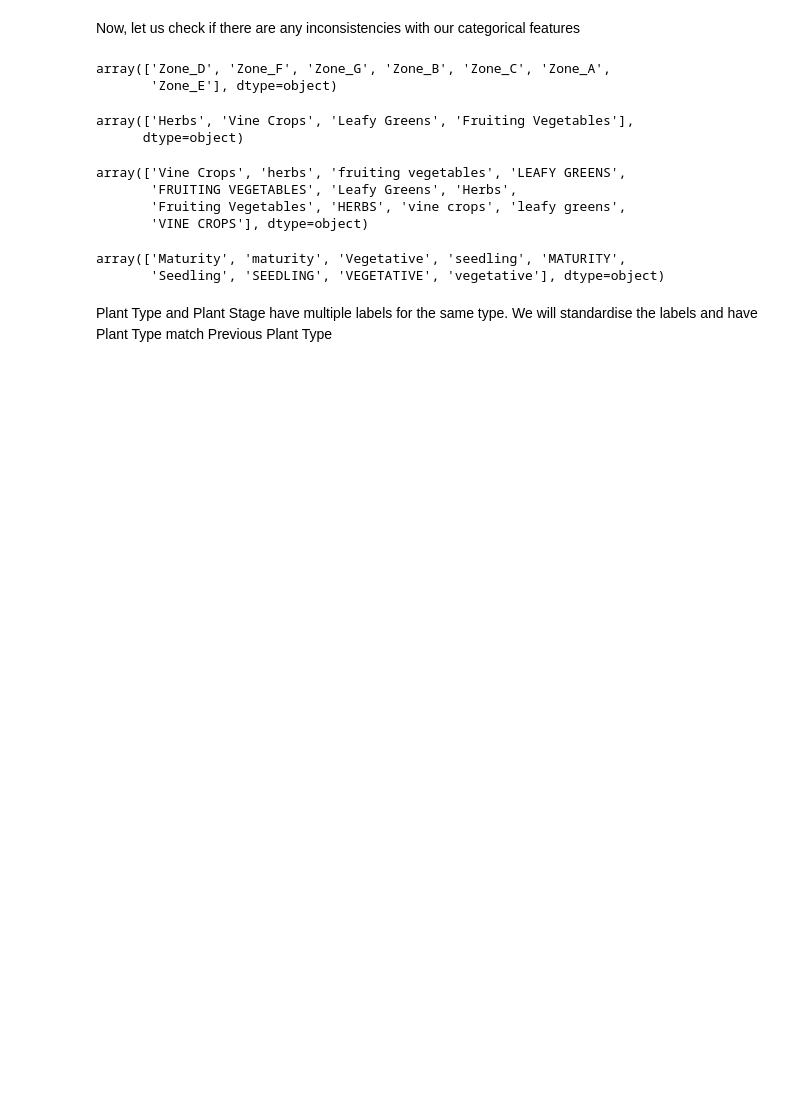
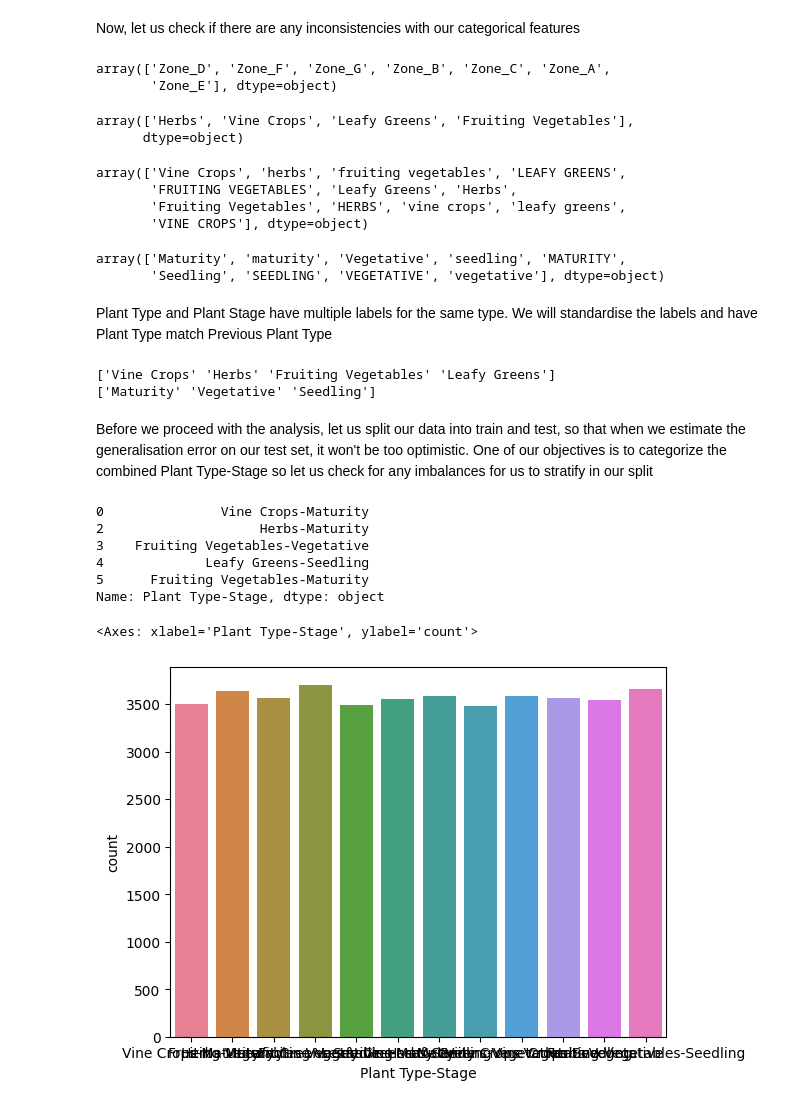
Before and after one commit to Anish-Gholap/agricultural-ml-pipeline, a Jupyter notebook: eda.ipynb, the cells around one changed output. Drawn from its saved outputs; the diff is of its cells as text; code cells hidden in the pictures; blank space fills up the shorter version.

```diff
--- a/eda.ipynb
+++ b/eda.ipynb
@@ -232,0 +229,54 @@ mapping = {
+# %%
+plant_type_mapping = {
+    'herbs': 'Herbs',
+    'HERBS': 'Herbs',
+    'Herbs': 'Herbs',
+    'vine crops': 'Vine Crops',
+    'VINE CROPS': 'Vine Crops',
+    'Vine Crops': 'Vine Crops',
+    'leafy greens': 'Leafy Greens',
+    'LEAFY GREENS': 'Leafy Greens',
+    'Leafy Greens': 'Leafy Greens',
+    'fruiting vegetables': 'Fruiting Vegetables',
+    'FRUITING VEGETABLES': 'Fruiting Vegetables',
+    'Fruiting Vegetables': 'Fruiting Vegetables'
+}
+
+plant_stage_mapping = {
+    'Maturity': 'Maturity',
+    'maturity': 'Maturity',
+    'MATURITY': 'Maturity',
+    'Vegetative': 'Vegetative',
+    'vegetative': 'Vegetative',
+    'VEGETATIVE': 'Vegetative',
+    'Seedling': 'Seedling',
+    'seedling': 'Seedling',
+    'SEEDLING': 'Seedling'
+}
+
+df['Plant Type'] = df['Plant Type'].replace(plant_type_mapping)
+df['Plant Stage'] = df['Plant Stage'].replace(plant_stage_mapping)
+# %%
+print(df['Plant Type'].unique())
+print(df['Plant Stage'].unique())
+# %% [output]
+['Vine Crops' 'Herbs' 'Fruiting Vegetables' 'Leafy Greens']
+['Maturity' 'Vegetative' 'Seedling']
+# %% [markdown]
+Before we proceed with the analysis, let us split our data into train and test, so that when we estimate the generalisation error on our test set, it won't be too optimistic. One of our objectives is to categorize the combined Plant Type-Stage so let us check for any imbalances for us to stratify in our split
+# %%
+df['Plant Type-Stage'] = df['Plant Type'] + '-' + df['Plant Stage']
+# %%
+df['Plant Type-Stage'].head()
+# %% [output]
+0               Vine Crops-Maturity
+2                    Herbs-Maturity
+3    Fruiting Vegetables-Vegetative
+4             Leafy Greens-Seedling
+5      Fruiting Vegetables-Maturity
+Name: Plant Type-Stage, dtype: object
+# %%
+sns.countplot(data=df, x='Plant Type-Stage', hue='Plant Type-Stage', legend=False)
+# %% [output]
+<Axes: xlabel='Plant Type-Stage', ylabel='count'>
+[figure, added]
```
Also changed, not shown: parts of 14 cells of this notebook.
